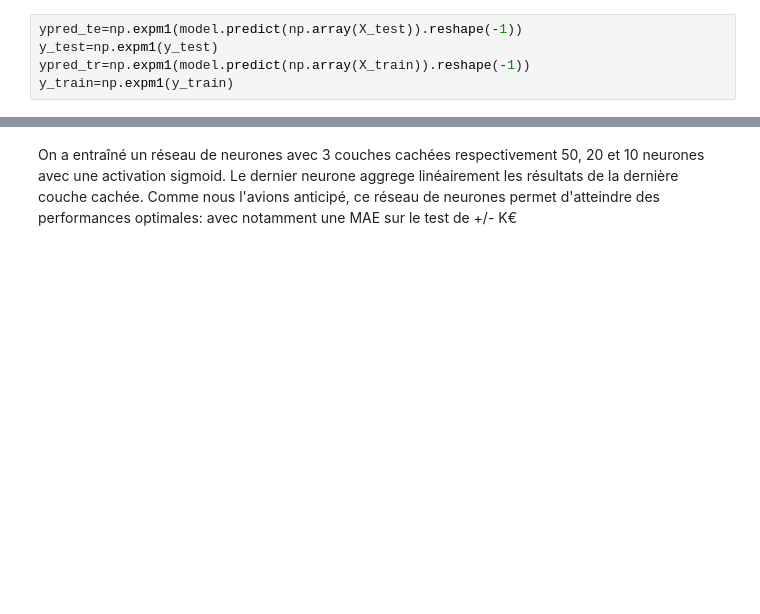
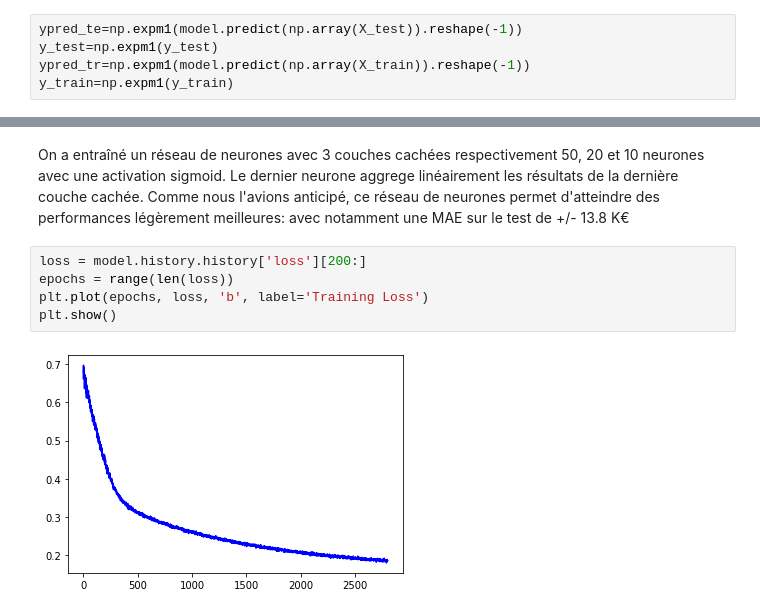
Before and after one commit to Lucadel/House-price-prediction-NN, a Jupyter notebook: Luca_Delanglade_Sujet 3_ML.ipynb, the cells around one changed output, grey strips where cells are left out. Drawn from its saved outputs; the diff is of its cells as text; blank space fills up the shorter version.

```diff
--- a/Luca_Delanglade_Sujet 3_ML.ipynb
+++ b/Luca_Delanglade_Sujet 3_ML.ipynb
@@ -185,2 +213,9 @@ R2_score_train : 0.911
 # %% [markdown]
-On a entraîné un réseau de neurones avec 3 couches cachées respectivement 50, 20 et 10 neurones avec une activation sigmoid. Le dernier neurone aggrege linéairement les résultats de la dernière couche cachée. Comme nous l'avions anticipé, ce réseau de neurones permet d'atteindre des performances optimales: avec notamment une MAE sur le test de +/- K€
+On a entraîné un réseau de neurones avec 3 couches cachées respectivement 50, 20 et 10 neurones avec une activation sigmoid. Le dernier neurone aggrege linéairement les résultats de la dernière couche cachée. Comme nous l'avions anticipé, ce réseau de neurones permet d'atteindre des performances légèrement meilleures: avec notamment une MAE sur le test de +/- 13.8 K€
+# %%
+loss = model.history.history['loss'][200:]
+epochs = range(len(loss))
+plt.plot(epochs, loss, 'b', label='Training Loss')
+plt.show()
+# %% [output]
+[figure, added]
```
Also changed, not shown: parts of 6 cells of this notebook.
